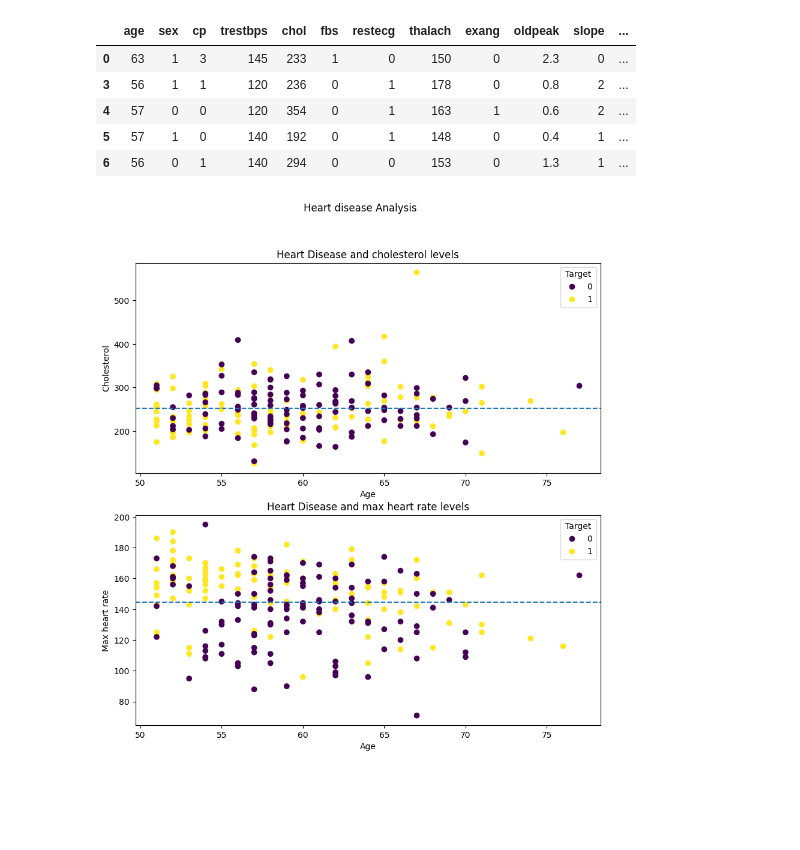
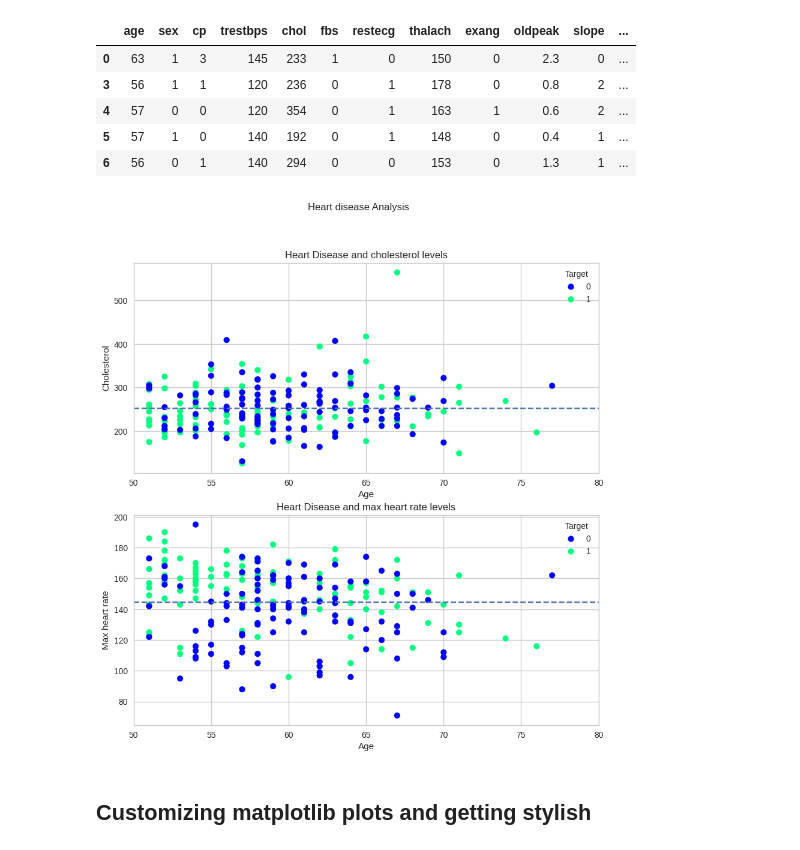
Before and after one commit to Venkats-AI-codes/AI_practices, a Jupyter notebook: ploting_DataFrame.ipynb, the cells around one changed output. Drawn from its saved outputs; the diff is of its cells as text; code cells hidden in the pictures; blank space fills up the shorter version.

```diff
--- a/ploting_DataFrame.ipynb
+++ b/ploting_DataFrame.ipynb
@@ -291,13 +291,16 @@ array([1, 1, 1, 1, 1, 1, 1, 1, 1, 1, 1, 1, 1, 1, 1, 1, 1, 1, 1, 1, 1, 1,
        0, 0, 0, 0, 0, 0, 0, 0, 0, 0])
 # %%
 from matplotlib.lines import lineStyles
+#set style
+plt.style.use('seaborn-v0_8-whitegrid')
 #OO method from scratch
 fig, ax = plt.subplots(figsize=(10, 6))
 
 #plot the data
 scatter = ax.scatter(x=over_50['age'],
                      y=over_50['chol'],
-                     c=over_50['target'])
+                     c=over_50['target'],
+                     cmap="winter")
 #customize the plot
 ax.set(title="Heart disease and cholesterol levels",
          xlabel="Age",
@@ -320,38 +323,48 @@ over_50.head()
 | 5 | 57 | 1 | 0 | 140 | 192 | 0 | 1 | 148 | 0 | 0.4 | 1 | ... |
 | 6 | 56 | 0 | 1 | 140 | 294 | 0 | 0 | 153 | 0 | 1.3 | 1 | ... |
 # %%
+#set style
+plt.style.use('seaborn-v0_8-whitegrid')
 #subplots of chol, age, thalach
 fig, (ax0, ax1) = plt.subplots(nrows=2,
                                ncols=1,
                                figsize=(10, 10))
 #Add data to ax0
 scatter = ax0.scatter(x=over_50["age"],
                       y=over_50["chol"],
-                      c=over_50['target'])
+                      c=over_50['target'],
+                      cmap='winter')
 #customize ax0
 ax0.set(title='Heart Disease and cholesterol levels',
         xlabel="Age",
         ylabel='Cholesterol')
+#change the x axis limit
+ax0.set_xlim([50, 80])
 #Add legend to ax0
 ax0.legend(*scatter.legend_elements(), title='Target')
 #Add a meanline
 ax0.axhline(over_50['chol'].mean(),
             linestyle="--");
 
 #Add data to ax1
 scatter = ax1.scatter(x=over_50["age"],
                       y=over_50["thalach"],
-                      c=over_50['target'])
+                      c=over_50['target'],
+                      cmap='winter')
 #customize ax1
 ax1.set(title='Heart Disease and max heart rate levels',
         xlabel="Age",
         ylabel='Max heart rate')
+#change the x axis limit
+ax1.set_xlim([50, 80])
 #Add legend to ax1
 ax1.legend(*scatter.legend_elements(), title='Target')
 #Add a meanline
 ax1.axhline(over_50['thalach'].mean(),
             linestyle="--");
 #Add a title to the figure
 fig.suptitle("Heart disease Analysis");
 # %% [output]
-[figure, old version]
+[figure, new version]
+# %% [markdown]
+## Customizing matplotlib plots and getting stylish
```
Also changed, not shown: parts of 8 cells of this notebook.
